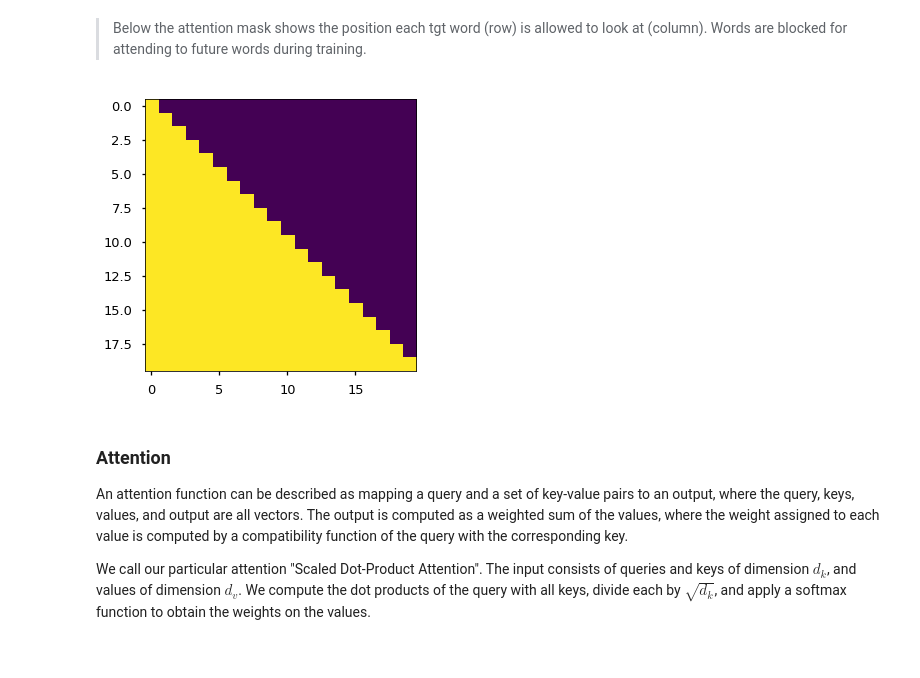
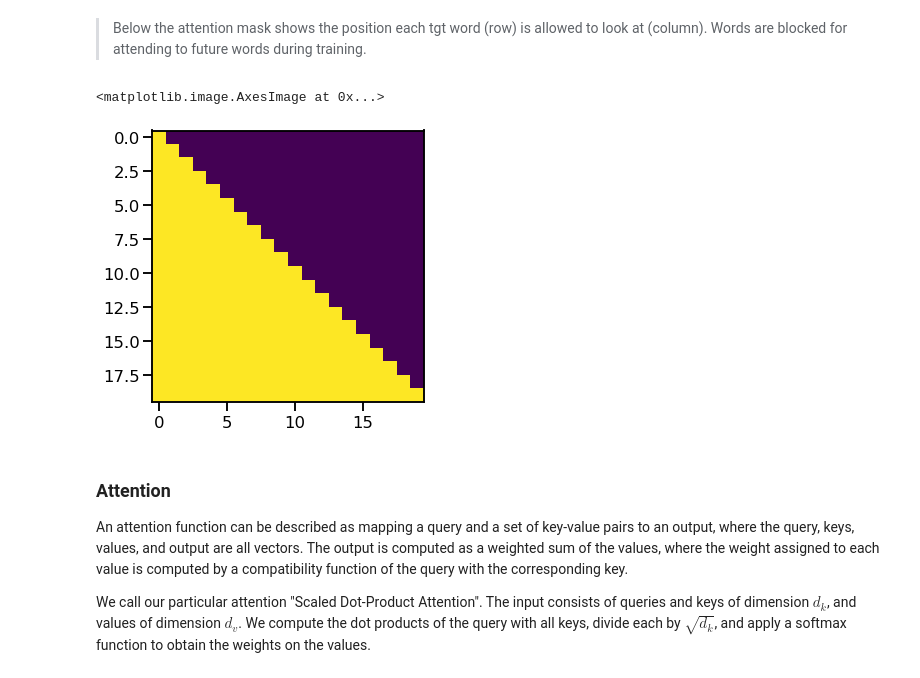
Before and after one commit to harvardnlp/annotated-transformer, a Jupyter notebook: The Annotated Transformer.ipynb, the cells around one changed output. Cells and saved outputs as stored; diff of their text form; code cells hidden in the pictures.

```diff
--- a/The Annotated Transformer.ipynb
+++ b/The Annotated Transformer.ipynb
@@ -206,12 +206,11 @@ def subsequent_mask(size):
 # %% [markdown]
 > Below the attention mask shows the position each tgt word (row) is allowed to look at (column). Words are blocked for attending to future words during training.
 # %%
-
 plt.figure(figsize=(5,5))
 plt.imshow(subsequent_mask(20)[0])
-None
 # %% [output]
+<matplotlib.image.AxesImage at 0x...>
-[figure, old version]
+[figure, new version]
 # %% [markdown]
 ### Attention
 An attention function can be described as mapping a query and a set of key-value pairs to an output, where the query, keys, values, and output are all vectors.  The output is computed as a weighted sum of the values, where the weight assigned to each value is computed by a compatibility function of the query with the corresponding key.
```
Also changed, not shown: parts of 14 cells of this notebook.
